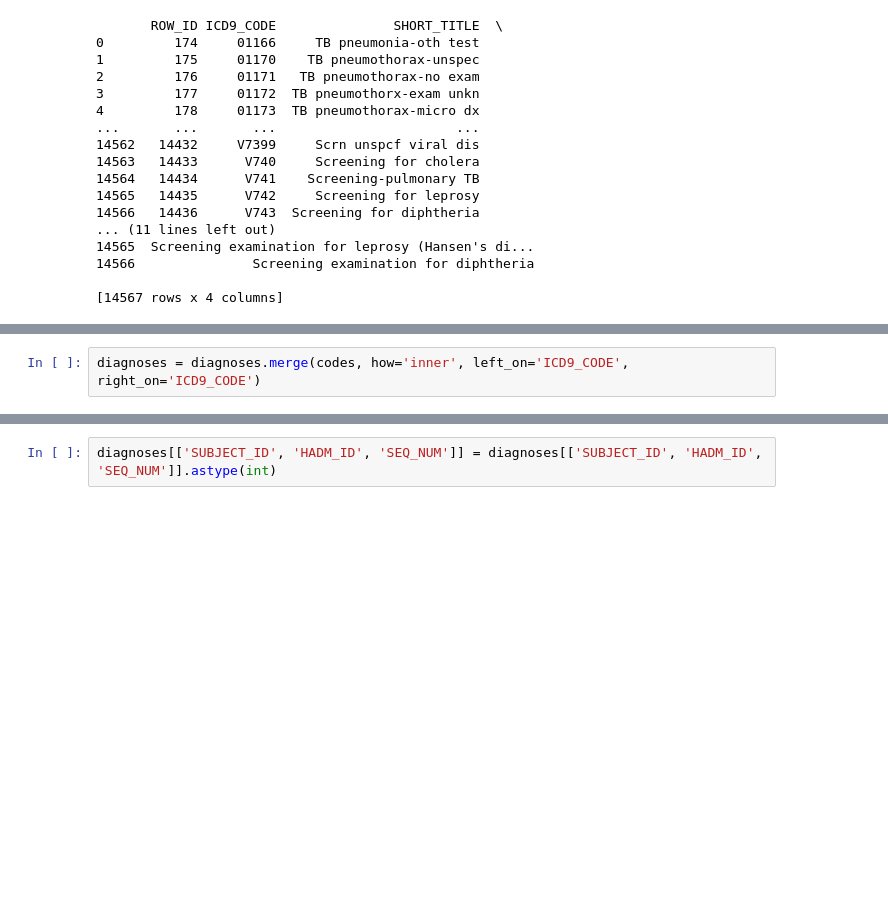
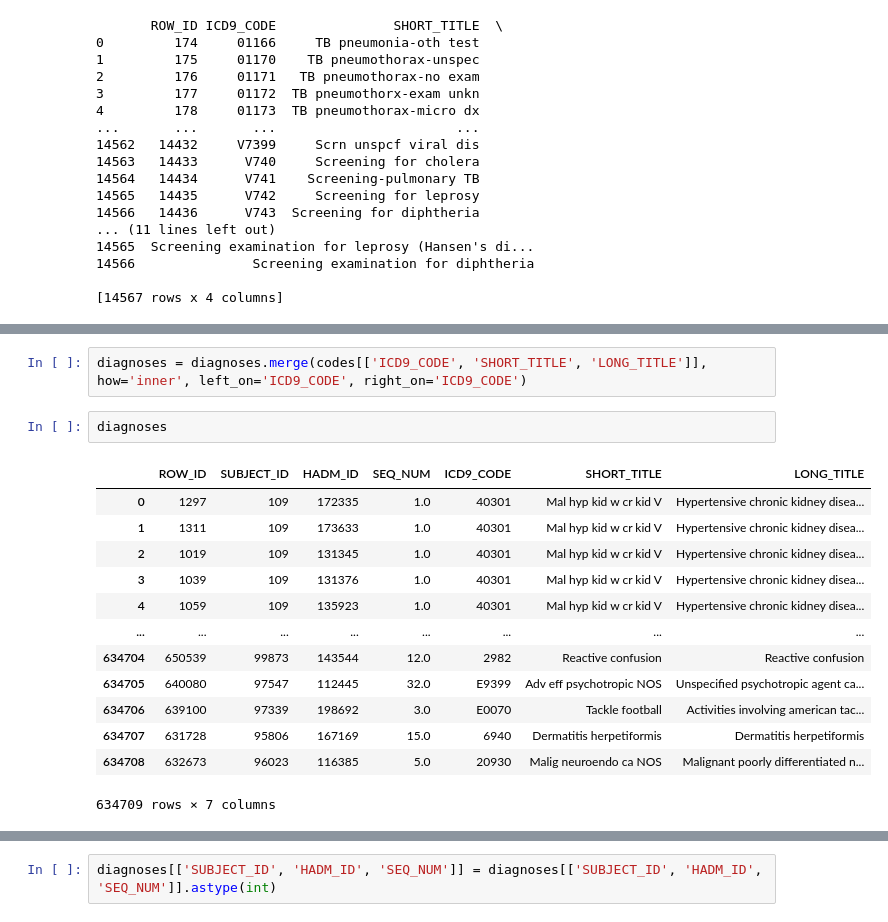
Before and after one commit to LandAndLand/mimic3-benchmarks, a Jupyter notebook: mimic3benchmark/scripts/preprocess.ipynb, the cells around one changed output, grey strips where cells are left out. Drawn from its saved outputs; the diff is of its cells as text; blank space fills up the shorter version.

```diff
--- a/mimic3benchmark/scripts/preprocess.ipynb
+++ b/mimic3benchmark/scripts/preprocess.ipynb
@@ -317,5 +336,21 @@ Index(['ROW_ID', 'SUBJECT_ID', 'HADM_ID', 'SEQ_NUM', 'ICD9_CODE'], dtype='object
 # %%
-diagnoses = diagnoses.merge(codes, how='inner', left_on='ICD9_CODE', right_on='ICD9_CODE')
+diagnoses = diagnoses.merge(codes[['ICD9_CODE', 'SHORT_TITLE', 'LONG_TITLE']], how='inner', left_on='ICD9_CODE', right_on='ICD9_CODE')
+# %%
+diagnoses
+# %% [output]
+|  | ROW_ID | SUBJECT_ID | HADM_ID | SEQ_NUM | ICD9_CODE | SHORT_TITLE | LONG_TITLE |
+| 0 | 1297 | 109 | 172335 | 1.0 | 40301 | Mal hyp kid w cr kid V | Hypertensive chronic kidney disea... |
+| 1 | 1311 | 109 | 173633 | 1.0 | 40301 | Mal hyp kid w cr kid V | Hypertensive chronic kidney disea... |
+| 2 | 1019 | 109 | 131345 | 1.0 | 40301 | Mal hyp kid w cr kid V | Hypertensive chronic kidney disea... |
+| 3 | 1039 | 109 | 131376 | 1.0 | 40301 | Mal hyp kid w cr kid V | Hypertensive chronic kidney disea... |
+| 4 | 1059 | 109 | 135923 | 1.0 | 40301 | Mal hyp kid w cr kid V | Hypertensive chronic kidney disea... |
+| ... | ... | ... | ... | ... | ... | ... | ... |
+| 634704 | 650539 | 99873 | 143544 | 12.0 | 2982 | Reactive confusion | Reactive confusion |
+| 634705 | 640080 | 97547 | 112445 | 32.0 | E9399 | Adv eff psychotropic NOS | Unspecified psychotropic agent ca... |
+| 634706 | 639100 | 97339 | 198692 | 3.0 | E0070 | Tackle football | Activities involving american tac... |
+| 634707 | 631728 | 95806 | 167169 | 15.0 | 6940 | Dermatitis herpetiformis | Dermatitis herpetiformis |
+| 634708 | 632673 | 96023 | 116385 | 5.0 | 20930 | Malig neuroendo ca NOS | Malignant poorly differentiated n... |
+634709 rows × 7 columns
 # %%
 diagnoses.dtypes
 # %% [output]
```
Also changed, not shown: parts of 44 cells of this notebook.
